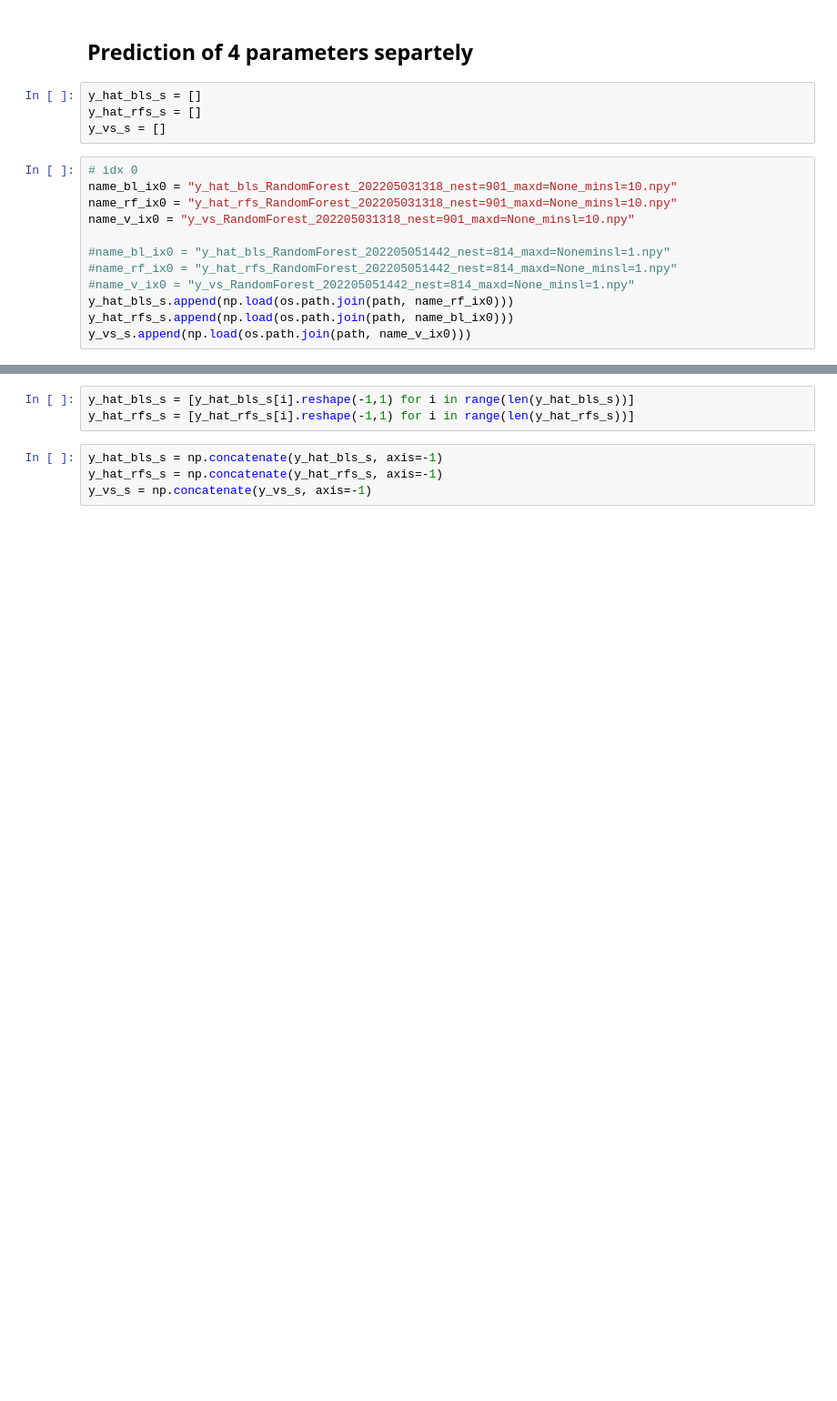
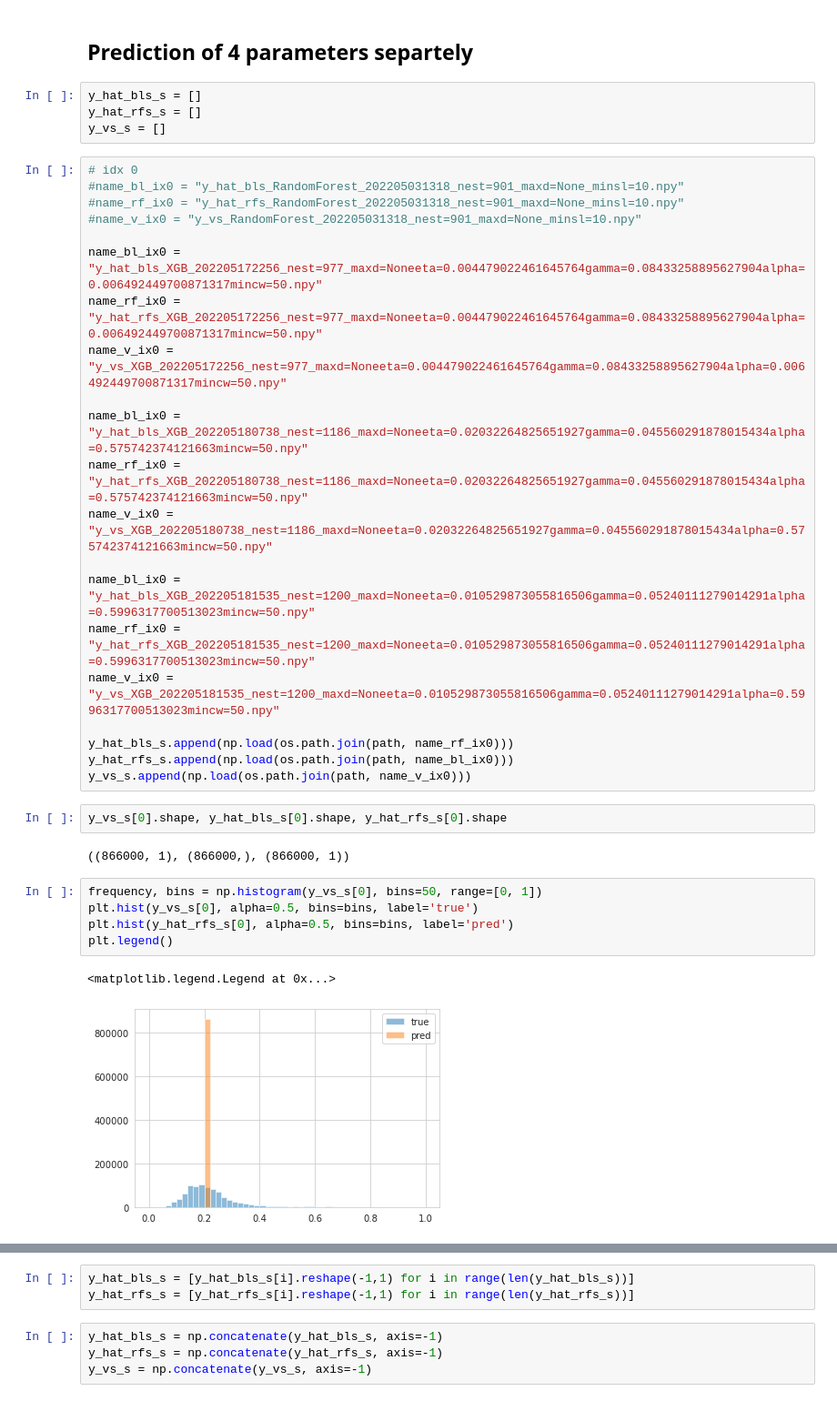
Before and after one commit to DKRZ-AIM/ai4eo-hyperview, a Jupyter notebook: notebooks/simple_models/evaluation.ipynb, the cells around one changed output, grey strips where cells are left out. Shown at 91% size. Cells and saved outputs as stored; diff of their text form; blank space fills up the shorter version.

```diff
--- a/notebooks/simple_models/evaluation.ipynb
+++ b/notebooks/simple_models/evaluation.ipynb
@@ -76,15 +76,36 @@ y_hat_rfs_s = []
 y_vs_s = []
 # %%
 # idx 0
-name_bl_ix0 = "y_hat_bls_RandomForest_202205031318_nest=901_maxd=None_minsl=10.npy"
-name_rf_ix0 = "y_hat_rfs_RandomForest_202205031318_nest=901_maxd=None_minsl=10.npy"
-name_v_ix0 = "y_vs_RandomForest_202205031318_nest=901_maxd=None_minsl=10.npy"
+#name_bl_ix0 = "y_hat_bls_RandomForest_202205031318_nest=901_maxd=None_minsl=10.npy"
+#name_rf_ix0 = "y_hat_rfs_RandomForest_202205031318_nest=901_maxd=None_minsl=10.npy"
+#name_v_ix0 = "y_vs_RandomForest_202205031318_nest=901_maxd=None_minsl=10.npy"
 
-#name_bl_ix0 = "y_hat_bls_RandomForest_202205051442_nest=814_maxd=Noneminsl=1.npy"
-#name_rf_ix0 = "y_hat_rfs_RandomForest_202205051442_nest=814_maxd=None_minsl=1.npy"
-#name_v_ix0 = "y_vs_RandomForest_202205051442_nest=814_maxd=None_minsl=1.npy"
+name_bl_ix0 = "y_hat_bls_XGB_202205172256_nest=977_maxd=Noneeta=0.004479022461645764gamma=0.08433258895627904alpha=0.006492449700871317mincw=50.npy"
+name_rf_ix0 = "y_hat_rfs_XGB_202205172256_nest=977_maxd=Noneeta=0.004479022461645764gamma=0.08433258895627904alpha=0.006492449700871317mincw=50.npy"
+name_v_ix0 = "y_vs_XGB_202205172256_nest=977_maxd=Noneeta=0.004479022461645764gamma=0.08433258895627904alpha=0.006492449700871317mincw=50.npy"
+
+name_bl_ix0 = "y_hat_bls_XGB_202205180738_nest=1186_maxd=Noneeta=0.02032264825651927gamma=0.045560291878015434alpha=0.575742374121663mincw=50.npy"
+name_rf_ix0 = "y_hat_rfs_XGB_202205180738_nest=1186_maxd=Noneeta=0.02032264825651927gamma=0.045560291878015434alpha=0.575742374121663mincw=50.npy"
+name_v_ix0 = "y_vs_XGB_202205180738_nest=1186_maxd=Noneeta=0.02032264825651927gamma=0.045560291878015434alpha=0.575742374121663mincw=50.npy"
+
+name_bl_ix0 = "y_hat_bls_XGB_202205181535_nest=1200_maxd=Noneeta=0.010529873055816506gamma=0.05240111279014291alpha=0.5996317700513023mincw=50.npy"
+name_rf_ix0 = "y_hat_rfs_XGB_202205181535_nest=1200_maxd=Noneeta=0.010529873055816506gamma=0.05240111279014291alpha=0.5996317700513023mincw=50.npy"
+name_v_ix0 = "y_vs_XGB_202205181535_nest=1200_maxd=Noneeta=0.010529873055816506gamma=0.05240111279014291alpha=0.5996317700513023mincw=50.npy"
+
 y_hat_bls_s.append(np.load(os.path.join(path, name_rf_ix0)))
 y_hat_rfs_s.append(np.load(os.path.join(path, name_bl_ix0)))
 y_vs_s.append(np.load(os.path.join(path, name_v_ix0)))
+# %%
+y_vs_s[0].shape, y_hat_bls_s[0].shape, y_hat_rfs_s[0].shape
+# %% [output]
+((866000, 1), (866000,), (866000, 1))
+# %%
+frequency, bins = np.histogram(y_vs_s[0], bins=50, range=[0, 1])
+plt.hist(y_vs_s[0], alpha=0.5, bins=bins, label='true')
+plt.hist(y_hat_rfs_s[0], alpha=0.5, bins=bins, label='pred')
+plt.legend()
+# %% [output]
+<matplotlib.legend.Legend at 0x...>
+[figure, added]
 # %%
 # idx 1
```
Also changed, not shown: parts of 7 cells of this notebook, 5 other files.
